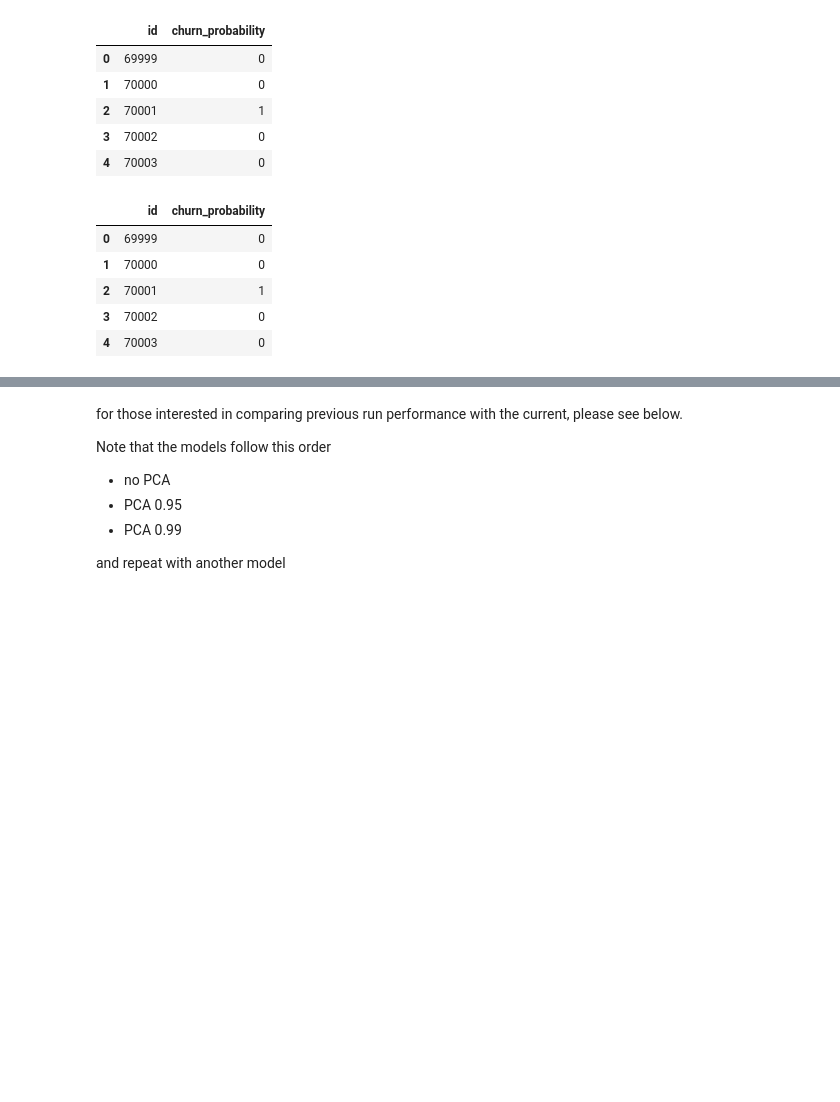
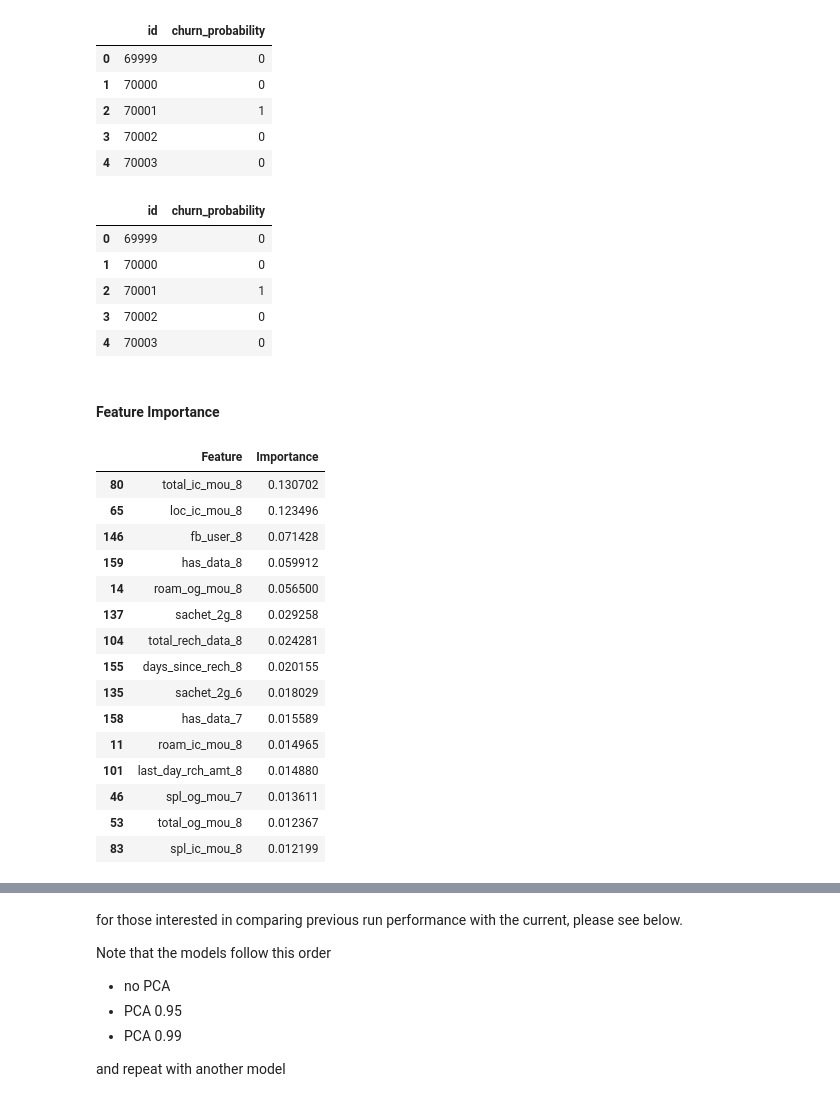
Before and after one commit to mickyals/Telecom_Churn, a Jupyter notebook: Telecom_Churn_Prediction_MA.ipynb, the cells around one changed output, grey strips where cells are left out. Cells and saved outputs as stored; diff of their text form; code cells hidden in the pictures; blank space fills up the shorter version.

```diff
--- a/Telecom_Churn_Prediction_MA.ipynb
+++ b/Telecom_Churn_Prediction_MA.ipynb
@@ -847,7 +856,7 @@ models = [
                                                                       'Hist_GBM__max_depth': [5, 10,20]
                                                                        }),
     ('SVC', SVC(random_state=seed), {'SVC__C': [0.1, 10, 100],
-                                    'SVC__kernel':['rbf','poly','linear'],
+                                    'SVC__kernel':['rbf','poly'],
                                     'SVC__gamma': [1e-1, 1e-2, 1e-3]
                                     }),
 
@@ -1035,3 +1023,14 @@ y_pred = pd.DataFrame(data=y_pred, columns=['churn_probability'])
+# %%
+telecom_test_2 = telecom_test_copy.copy()
+
+
+learner = XGBClassifier(booster='gbtree',gamma=0.1, eta=0.1, n_estimators=500, random_state=seed)
+
+learner.fit(X_train, y_train)
+
+y_pred = learner.predict(telecom_test_2)
+
+y_pred = pd.DataFrame(data=y_pred, columns=['churn_probability'])
 # %%
 submit_test = pd.concat([telecom_test,y_pred], axis=1)
 submit_test = submit_test[['id','churn_probability']]
@@ -1058,3 +1057,31 @@ submission.head()
 | 2 | 70001 | 1 |
 | 3 | 70002 | 0 |
 | 4 | 70003 | 0 |
+# %% [markdown]
+#### Feature Importance
+# %%
+importances = learner.feature_importances_
+#make dataframe for feature and columns
+feature_importances = pd.DataFrame({'Feature': X_train.columns, 'Importance': importances})
+
+# Sort the features by importance in descending order
+feature_importances = feature_importances.sort_values('Importance', ascending=False)
+
+feature_importances.head(15)
+# %% [output]
+|  | Feature | Importance |
+| 80 | total_ic_mou_8 | 0.130702 |
+| 65 | loc_ic_mou_8 | 0.123496 |
+| 146 | fb_user_8 | 0.071428 |
+| 159 | has_data_8 | 0.059912 |
+| 14 | roam_og_mou_8 | 0.056500 |
+| 137 | sachet_2g_8 | 0.029258 |
+| 104 | total_rech_data_8 | 0.024281 |
+| 155 | days_since_rech_8 | 0.020155 |
+| 135 | sachet_2g_6 | 0.018029 |
+| 158 | has_data_7 | 0.015589 |
+| 11 | roam_ic_mou_8 | 0.014965 |
+| 101 | last_day_rch_amt_8 | 0.014880 |
+| 46 | spl_og_mou_7 | 0.013611 |
+| 53 | total_og_mou_8 | 0.012367 |
+| 83 | spl_ic_mou_8 | 0.012199 |
```
Also changed, not shown: parts of 18 cells of this notebook, 1 other file.
